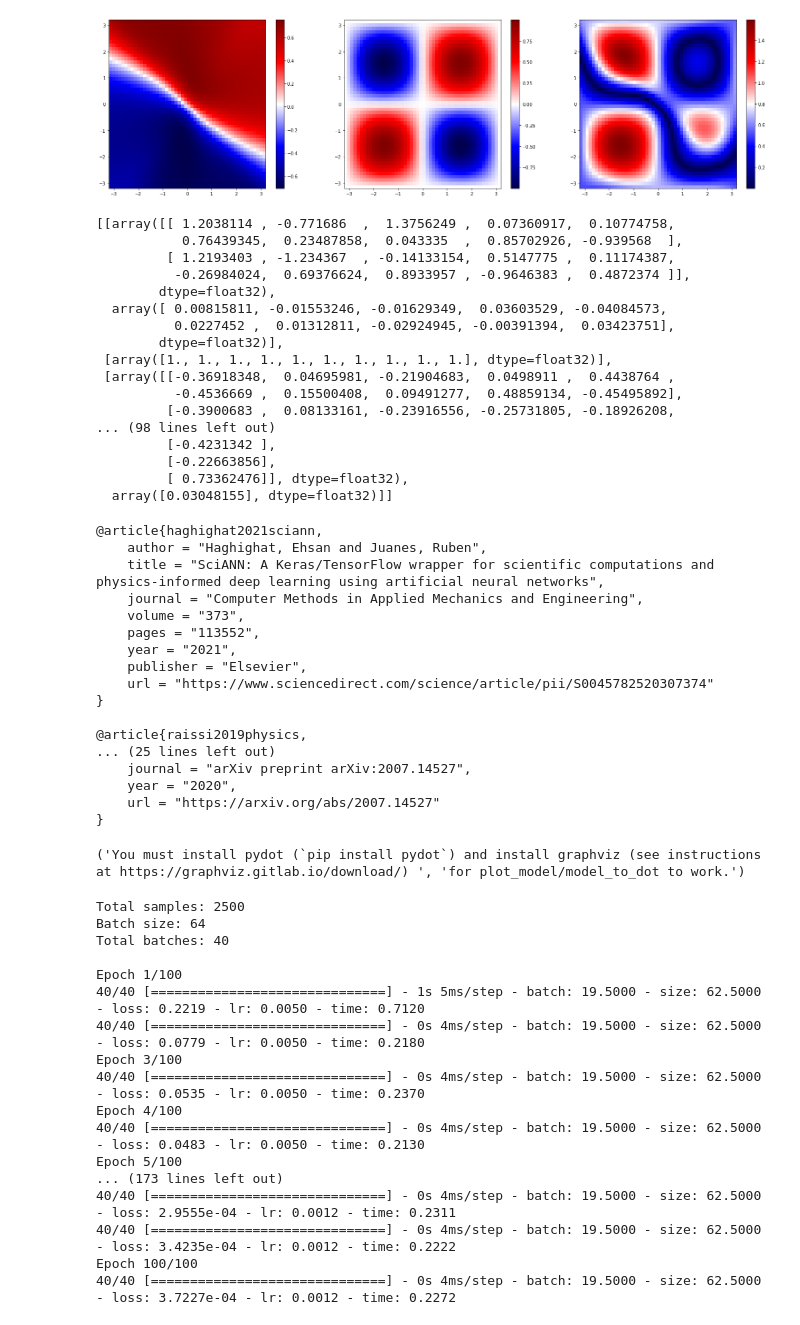
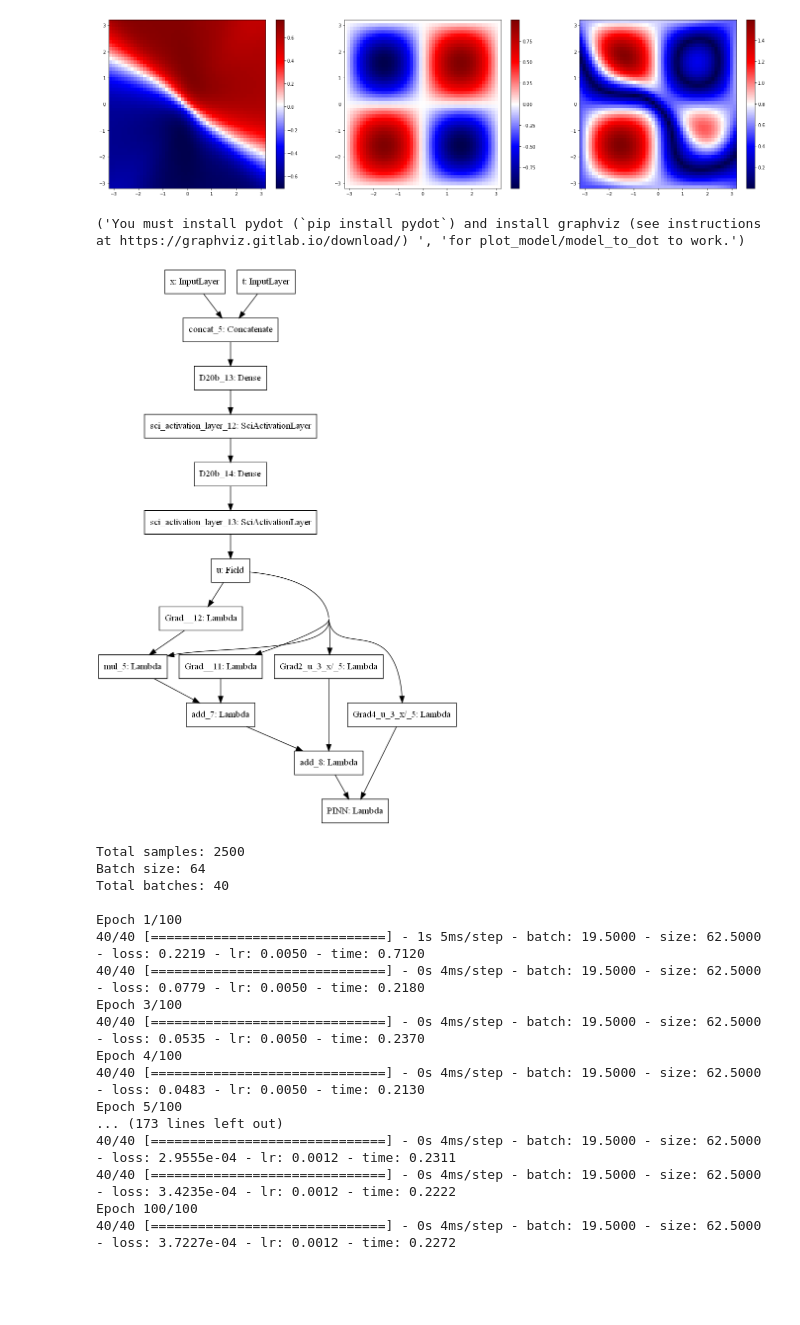
Before and after one commit to pirao/Kuramoto_PINN, a Jupyter notebook: Example_PINN.ipynb, the cells around one changed output. Saved outputs shown, nothing was run; the diff lists cells and outputs as text; code cells hidden in the pictures; blank space fills up the shorter version.

```diff
--- a/Example_PINN.ipynb
+++ b/Example_PINN.ipynb
@@ -188,43 +188,3 @@ plt.colorbar()
 # %% [output]
 <matplotlib.colorbar.Colorbar at 0x...>
 [figure]
-# %%
-f.get_weights()
-# %% [output]
-[[array([[ 1.2038114 , -0.771686  ,  1.3756249 ,  0.07360917,  0.10774758,
-           0.76439345,  0.23487858,  0.043335  ,  0.85702926, -0.939568  ],
-         [ 1.2193403 , -1.234367  , -0.14133154,  0.5147775 ,  0.11174387,
-          -0.26984024,  0.69376624,  0.8933957 , -0.9646383 ,  0.4872374 ]],
-        dtype=float32),
-  array([ 0.00815811, -0.01553246, -0.01629349,  0.03603529, -0.04084573,
-          0.0227452 ,  0.01312811, -0.02924945, -0.00391394,  0.03423751],
-        dtype=float32)],
- [array([1., 1., 1., 1., 1., 1., 1., 1., 1., 1.], dtype=float32)],
- [array([[-0.36918348,  0.04695981, -0.21904683,  0.0498911 ,  0.4438764 ,
-          -0.4536669 ,  0.15500408,  0.09491277,  0.48859134, -0.45495892],
-         [-0.3900683 ,  0.08133161, -0.23916556, -0.25731805, -0.18926208,
-... (98 lines left out)
-         [-0.4231342 ],
-         [-0.22663856],
-         [ 0.73362476]], dtype=float32),
-  array([0.03048155], dtype=float32)]]
-# %%
-sn.get_bibliography()
-# %% [output]
-@article{haghighat2021sciann,
-    author = "Haghighat, Ehsan and Juanes, Ruben",
-    title = "SciANN: A Keras/TensorFlow wrapper for scientific computations and physics-informed deep learning using artificial neural networks",
-    journal = "Computer Methods in Applied Mechanics and Engineering",
-    volume = "373",
-    pages = "113552",
-    year = "2021",
-    publisher = "Elsevier",
-    url = "https://www.sciencedirect.com/science/article/pii/S0045782520307374"
-}
-
-@article{raissi2019physics,
-... (25 lines left out)
-    journal = "arXiv preprint arXiv:2007.14527",
-    year = "2020",
-    url = "https://arxiv.org/abs/2007.14527"
-}
@@ -232,6 +196,11 @@ sn.get_bibliography()
 n = sn.SciModel([x,y],f,loss_func='mse',optimizer='adam',plot_to_file='network.png')
 # %% [output]
 ('You must install pydot (`pip install pydot`) and install graphviz (see instructions at https://graphviz.gitlab.io/download/) ', 'for plot_model/model_to_dot to work.')
+# %%
+from IPython.display import Image
+Image(filename='Kuramoto_network.png')  # Neural network arquitecture
+# %% [output]
+[figure, added]
 # %%
 history = n.train([x_data,y_data],f_data,epochs=100,learning_rate=0.005)
 # %% [output]
```
Also changed, not shown: parts of 2 cells of this notebook, 3 other files.
